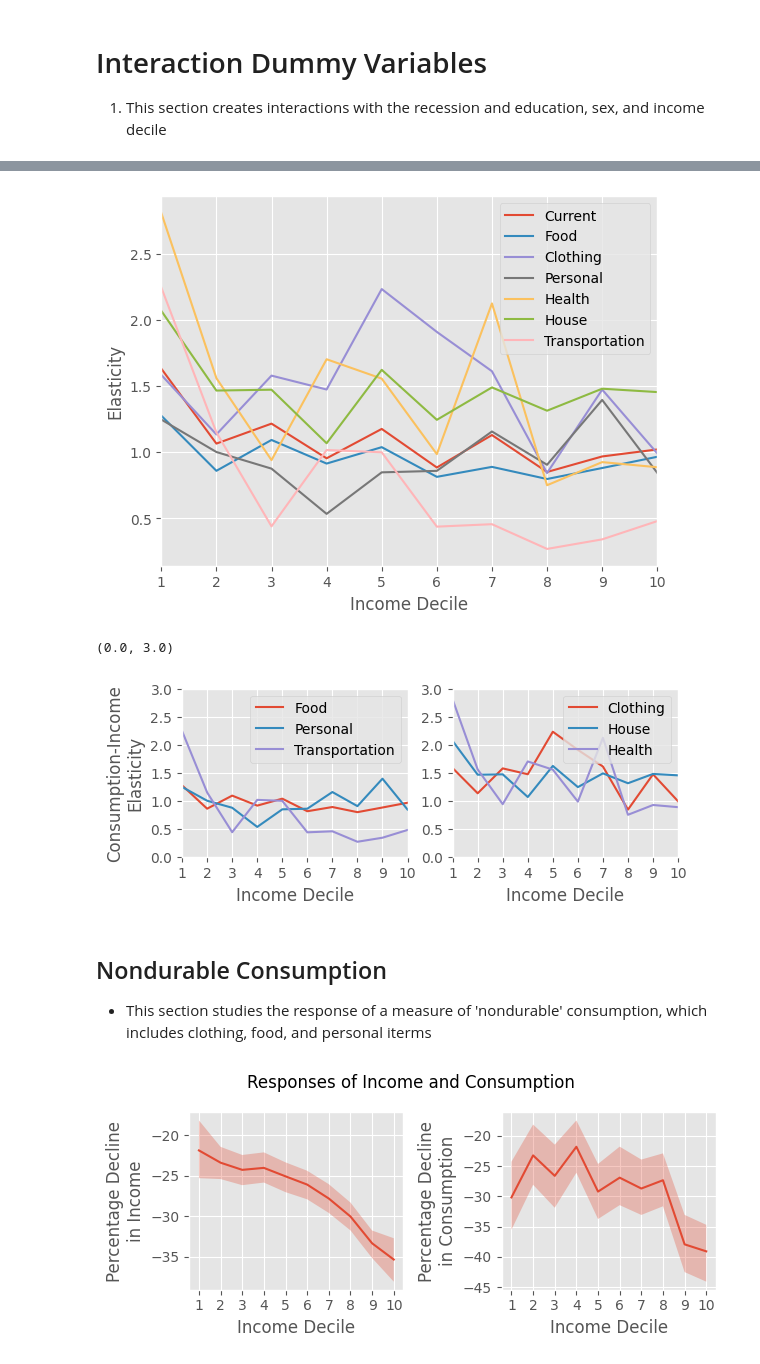
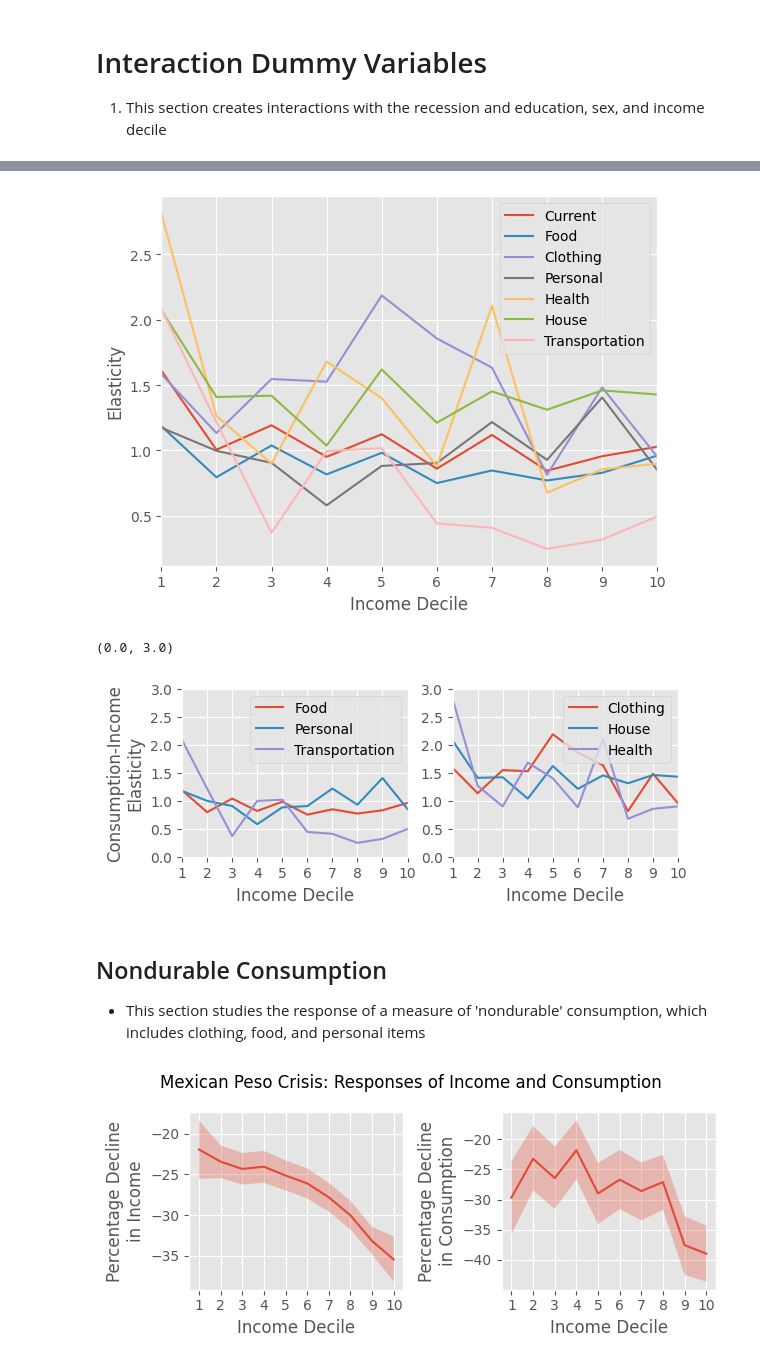
Before and after one commit to mjv2146/household-consumption, a Jupyter notebook: notebooks/03_consumption_94_96.ipynb, the cells around one changed output, grey strips where cells are left out. Cells and saved outputs as stored; diff of their text form; code cells hidden in the pictures.

```diff
--- a/notebooks/03_consumption_94_96.ipynb
+++ b/notebooks/03_consumption_94_96.ipynb
@@ -120,5 +127,4 @@ df = pd.concat([df, C_post_decile], axis=1)
 # %%
 continuous = ['age', 'age_sq']
 X_col = continuous + dummies_names
-X = df[X_col]
-Y = df[['log_income']]
+X_col
@@ -125,5 +148,0 @@ Y = df[['log_income']]
-# %%
-from sklearn.linear_model import LinearRegression
-linear = LinearRegression()
-linear.fit(X, Y, sample_weight=df['weight'])
-linear.coef_
@@ -141,5 +149,5 @@ array([[-4.99160055e-03,  7.17655424e-05, -7.85159247e-03,
 # %%
-nboot = 200
+nboot = 2000
 coef_income = np.ones((nboot, 10), dtype=np.float64)
 coef_consumption = np.ones((nboot, 10), dtype=np.float64)
 # %%
@@ -229,7 +243,7 @@ plt.xlabel('Income Decile')
 plt.margins(x=0)
 plt.legend();
 # %% [output]
-[figure, old version]
+[figure, new version]
 # %%
 ymin = 0.00
 ymax = 3.00
@@ -257,13 +271,13 @@ plt.margins(x=0)
 plt.ylim(ymin, ymax)
 # %% [output]
 (0.0, 3.0)
-[figure, old version]
+[figure, new version]
 # %%
 coef_consumption = np.ones((nboot, 10), dtype=np.float64)
 coef_income = np.ones((nboot, 10), dtype=np.float64)
 # %% [markdown]
 ## Nondurable Consumption
-- This section studies the response of a measure of 'nondurable' consumption, which includes clothing, food, and personal iterms
+- This section studies the response of a measure of 'nondurable' consumption, which includes clothing, food, and personal items
 # %%
 for boot in np.arange(nboot):
     df_boot = df.sample(len(df), replace=True, weights=df['weight'], axis=0)
@@ -292,25 +306,25 @@ coef_elasticity_q90 = np.quantile(coef_elasticity, q=0.90, axis=0)
 coef_elasticity_mean = np.mean(coef_elasticity, axis=0)
 # %%
 deciles = np.arange(1, 11)
-plt.suptitle('Responses of Income and Consumption')
+plt.suptitle('Mexican Peso Crisis: Responses of Income and Consumption')
 
 plt.subplot(221)
 plt.plot(deciles, 100*coef_income_mean)
 plt.fill_between(deciles, 100*coef_income_q10, 100*coef_income_q90, alpha=0.3)
 plt.xticks(deciles)
 plt.xlabel('Income Decile')
 plt.ylabel('Percentage Decline\nin Income')
 
 plt.subplot(222)
 plt.plot(deciles, 100*coef_consumption_mean)
 plt.fill_between(deciles, 100*coef_consumption_q10, 100*coef_consumption_q90, alpha=0.3)
 plt.xticks(deciles)
 plt.xlabel('Income Decile')
 plt.ylabel('Percentage Decline\nin Consumption')
 
 plt.tight_layout()
 # %% [output]
-[figure, old version]
+[figure, new version]
 # %%
 plt.suptitle('Consumption Responses: Main Measure')
 plt.plot(deciles, coef_elasticity_mean, label='Mean')
```
Also changed, not shown: parts of 10 cells of this notebook, 2 other files.
